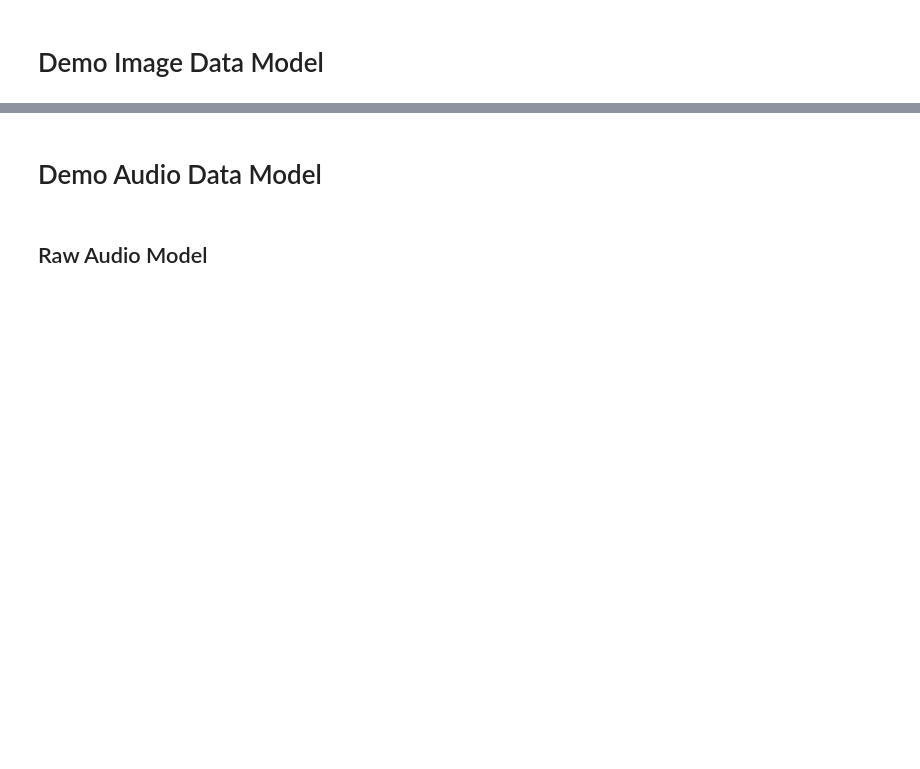
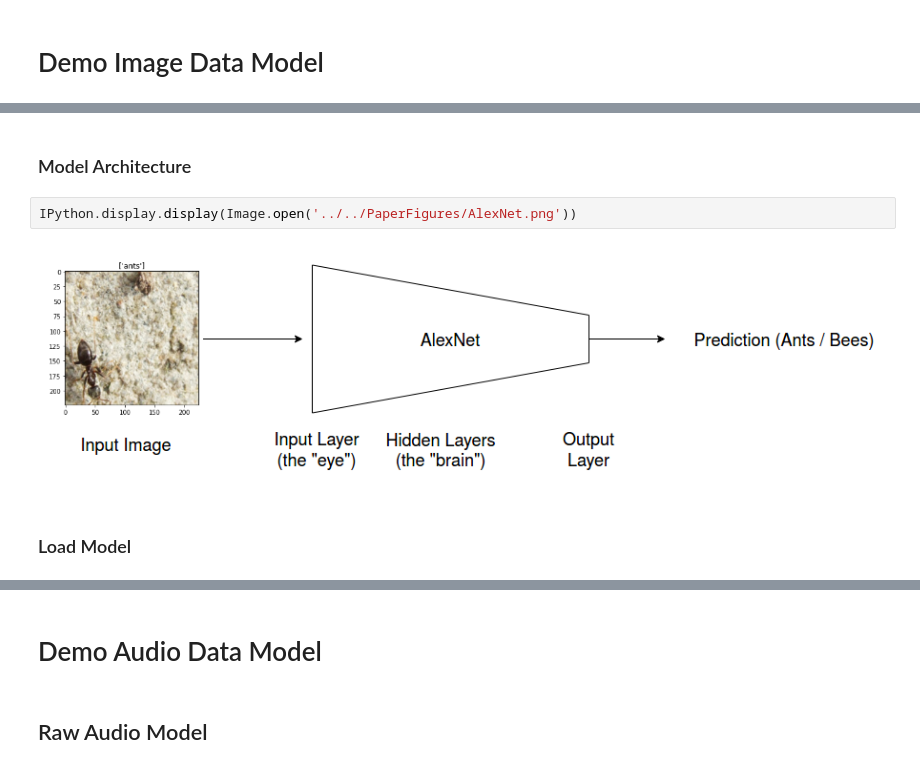
Before and after one commit to jmiano/Neural-Graceful-Degradation, a Jupyter notebook: Demo_Notebook.ipynb, the cells around one changed output, grey strips where cells are left out. Drawn from its saved outputs; the diff is of its cells as text; blank space fills up the shorter version.

```diff
--- a/Demo_Notebook.ipynb
+++ b/Demo_Notebook.ipynb
@@ -33,0 +176,8 @@ from PIL import Image
+# %% [markdown]
+### Model Architecture
+# %%
+IPython.display.display(Image.open('../../PaperFigures/AlexNet.png'))
+# %% [output]
+[figure, added]
+# %% [markdown]
+### Load Model
```
Also changed, not shown: parts of 12 cells of this notebook.
